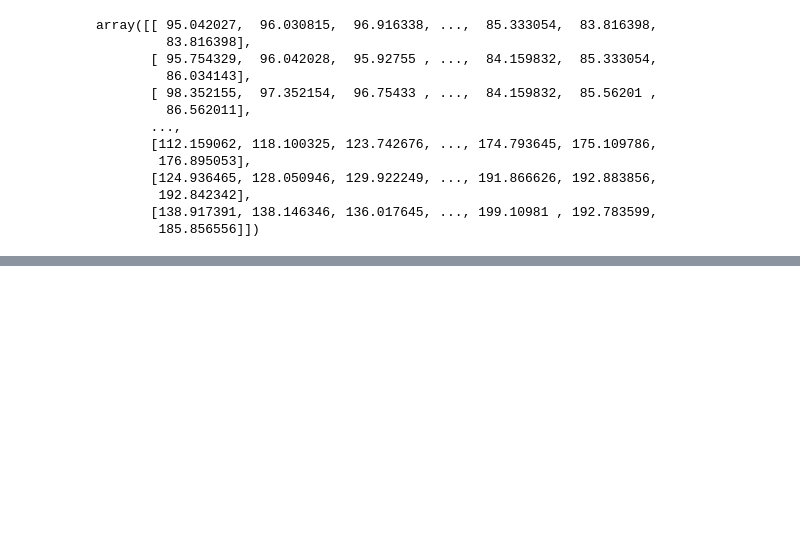
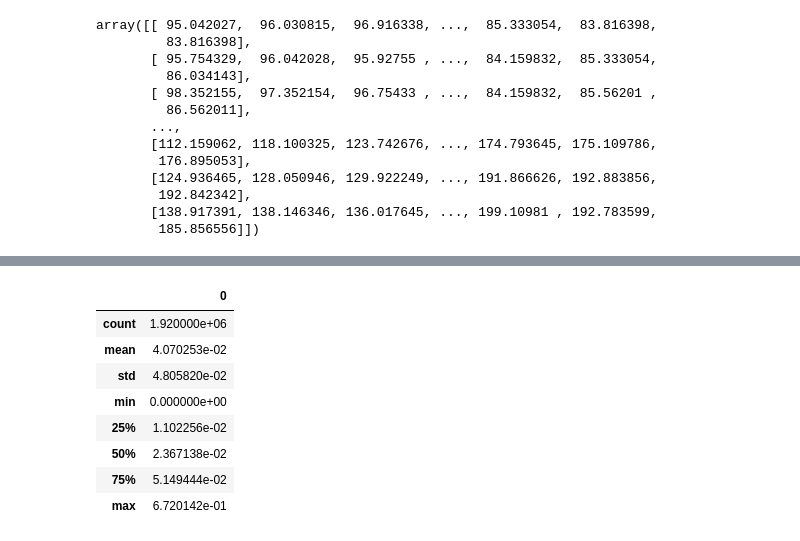
Before and after one commit to Tomaka1/image-processing, a Jupyter notebook: cal_luminance.ipynb, the cells around one changed output, grey strips where cells are left out. Saved outputs shown, nothing was run; the diff lists cells and outputs as text; code cells hidden in the pictures; blank space fills up the shorter version.

```diff
--- a/cal_luminance.ipynb
+++ b/cal_luminance.ipynb
@@ -121,0 +137,12 @@ np.vstack(convolved_column_lst).shape
+# %%
+show_stats(gradient_intensity)
+# %% [output]
+|  | 0 |
+| count | 1.920000e+06 |
+| mean | 4.070253e-02 |
+| std | 4.805820e-02 |
+| min | 0.000000e+00 |
+| 25% | 1.102256e-02 |
+| 50% | 2.367138e-02 |
+| 75% | 5.149444e-02 |
+| max | 6.720142e-01 |
```
Also changed, not shown: parts of 11 cells of this notebook.
